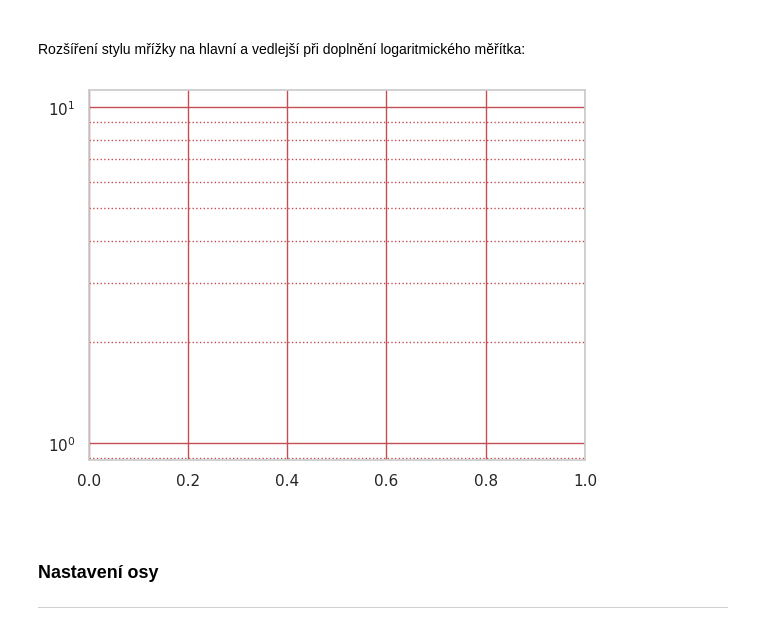
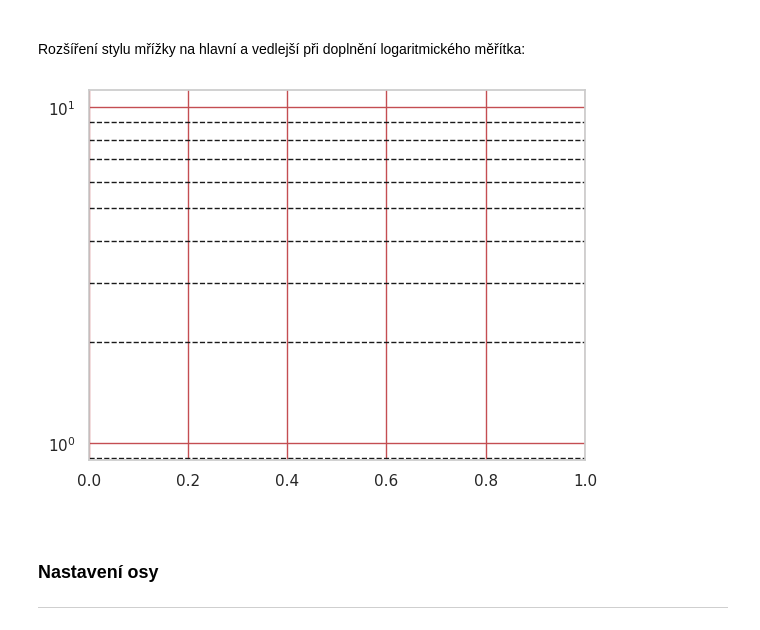
Before and after one commit to Bralor/python-data-2024, a Jupyter notebook: shared/notebooks/lesson07_eop.ipynb, the cells around one changed output. Cells and saved outputs as stored; diff of their text form; code cells hidden in the pictures.

```diff
--- a/shared/notebooks/lesson07_eop.ipynb
+++ b/shared/notebooks/lesson07_eop.ipynb
@@ -880,5 +954,5 @@ df_grouped = df_grouped.sort_values("ALLOCATED_CAPACITY_[MW]", ascending=False)
 # %%
-sns.set(style="whitegrid")  # Defaultní styl, bez úprav
+sns.set_theme(style="whitegrid")  # Defaultní styl os, bez úprav
 
 plt.figure(figsize=(8, 5))
 sns.barplot(data=df_grouped,
@@ -890,6 +964,4 @@ sns.barplot(data=df_grouped,
 plt.title("Alokovaná kapacita podle země (MW)")
 plt.xlabel("Země")
 plt.ylabel("Alokovaná kapacita [MW]")
-
-plt.show()
 # %% [output]
@@ -962,3 +1074,15 @@ cas = np.round(cas, 1)
 #### `seaborn`
 
 ---
+# %%
+sns.set_theme(style='whitegrid')
+plt.figure(figsize=(8, 5))
+
+obr = sns.barplot(data=df_seskupene,
+                  x='Věková skupina',
+                  y='Čas',
+                  color='lightblue',
+                  edgecolor='black')
+obr.plot(2, 2.8, '*', markersize=11, color='red')  # Doplnění značky pro výstup
+
+plt.title('Průměrná doba u obrazovky dle věk')
@@ -1298,9 +1442,9 @@ Rozšíření stylu mřížky na hlavní a vedlejší při doplnění logaritmic
 # %%
 plt.yscale('log')
 plt.grid(True, color='r', which='major', linestyle='-')
-plt.grid(True, color='r', which='minor', linestyle=':')
+plt.grid(True, color='k', which='minor', linestyle='--')
 # %% [output]
-[figure, old version]
+[figure, new version]
 # %% [markdown]
 <br>
 
```
Also changed, not shown: parts of 91 cells of this notebook.
